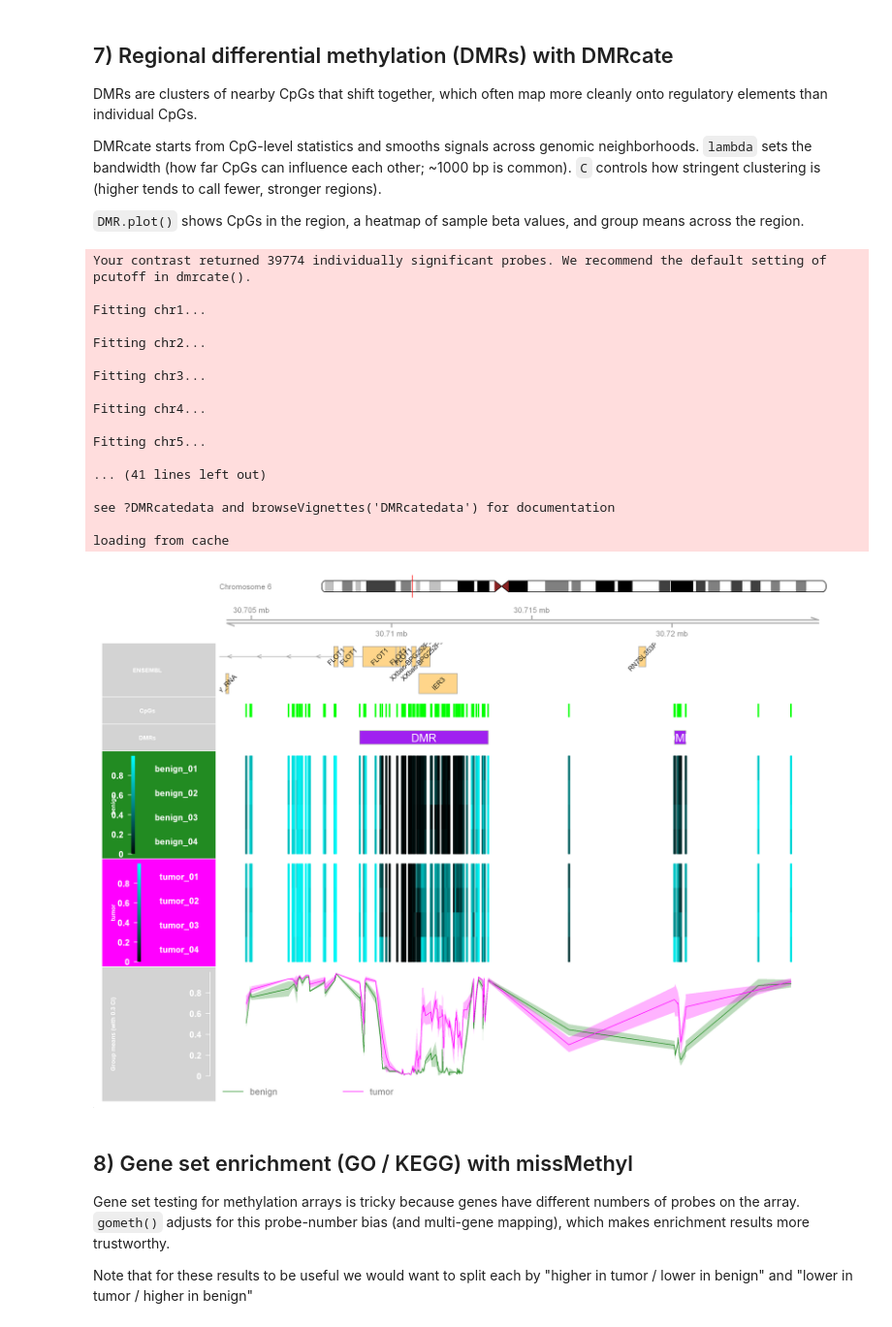
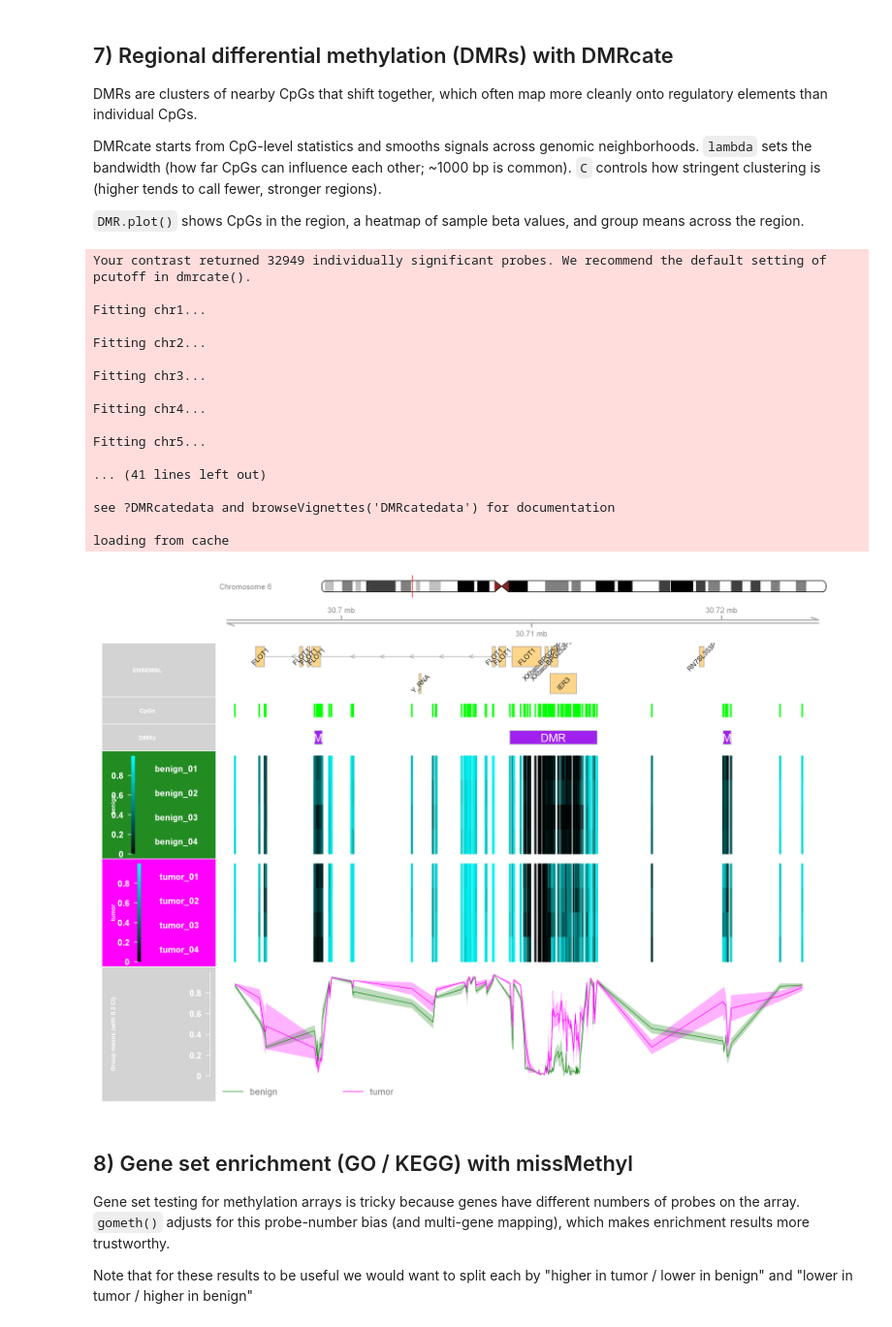
Before and after one commit to meshik/bioinformatics-code-hub, a Jupyter notebook: epigenomics/dna_methylation/r.ipynb, the cells around one changed output. Shown at 97% size. Cells and saved outputs as stored; diff of their text form; code cells hidden in the pictures.

```diff
--- a/epigenomics/dna_methylation/r.ipynb
+++ b/epigenomics/dna_methylation/r.ipynb
@@ -122,7 +116,7 @@ Typical quick plots:
 - Beta density: samples should have broadly similar bimodal shapes with peaks near low and high methylation (common in array data). Strong shifts/outliers can indicate technical issues or extreme biology.
 - MDS/PCA: MDS places samples close together if their genome-wide methylation profiles are similar. If samples cluster by sample group, that supports a biological signal. If they cluster by technical factors (slide/plate/run date), that suggests batch effects you may need to model.
 # %%
-gSet <- minfi::preprocessNoob(rgSet)   # Noob normalized
+gSet <- minfi::preprocessFunnorm(rgSet)   # Functional normalization
 beta <- minfi::getBeta(gSet)
 mvals <- minfi::getM(gSet)
 
@@ -162,8 +165,8 @@ keep_probes <- rowMeans(detP <= 0.01, na.rm = TRUE) >= 0.90
 sum(keep_probes)
 
 gSet <- gSet[keep_probes, ]
-beta <- getBeta(gSet)
-mvals <- getM(gSet)
+mvals <- minfi::getM(gSet)
+beta <- minfi::getBeta(gSet)
 # %% [output]
 [1] 483894
 # %% [markdown]
@@ -173,29 +176,22 @@ We model M-values and test the tumor vs benign group effect.
 
 A common interpretation step is pairing statistical significance with effect size (e.g., |Δβ| ≥ 0.10).
 # %%
-pheno <- as.data.frame(colData(gSet))
-pheno <- pheno[!is.na(pheno$Sample_Group), ]
-pheno$Sample_Group <- factor(pheno$Sample_Group, levels = c("benign", "tumor"))
-
-gSet_sub <- gSet[, rownames(pheno)]
-m_sub <- minfi::getM(gSet_sub)
-beta_sub <- minfi::getBeta(gSet_sub)
+# collect the sample metadata to label the groups (tumor vs benign)
+group <- factor(colData(gSet)$Sample_Group, levels = c("benign", "tumor"))
 
 # fit an intercept + a tumor-vs-benign coefficient
-design <- model.matrix(~ Sample_Group, data = pheno)
-
-fit <- limma::lmFit(m_sub, design)  # fits a linear model per CpG
+design <- model.matrix(~ group)
+fit <- limma::lmFit(mvals, design)  # fits a linear model per CpG
 fit <- limma::eBayes(fit)  # shrinks variance estimates across CpGs to stabilize inference
 dmp <- limma::topTable(
   fit,
-  coef = "Sample_Grouptumor",  # tumor-vs-benign coefficient
+  coef = "grouptumor",  # tumor-vs-benign coefficient
   number = Inf,
-  sort.by = "P",
   adjust.method = "BH"
 )
 
-dmp$delta_beta <- rowMeans(beta_sub[, pheno$Sample_Group == "tumor", drop = FALSE]) -
-  rowMeans(beta_sub[, pheno$Sample_Group == "benign", drop = FALSE])
+dmp$delta_beta <- rowMeans(beta[, group == "tumor"]) -
+                  rowMeans(beta[, group == "benign"])
 
 table(dmp$adj.P.Val < 0.05)
 head(dmp[, c("logFC", "P.Value", "adj.P.Val", "delta_beta")])
@@ -242,7 +239,7 @@ DMRcate starts from CpG-level statistics and smooths signals across genomic neig
 `DMR.plot()` shows CpGs in the region, a heatmap of sample beta values, and group means across the region.
 # %%
 ann <- DMRcate::cpg.annotate(
-  object = m_sub,
+  object = mvals,
   datatype = "array",
   what = "M",
   analysis.type = "differential",
@@ -254,7 +251,7 @@ ann <- DMRcate::cpg.annotate(
 dmrc <- DMRcate::dmrcate(ann, lambda = 1000, C = 2)
 dmrs <- DMRcate::extractRanges(dmrc, genome = "hg19")
 # %% [output]
-Your contrast returned 39774 individually significant probes. We recommend the default setting of pcutoff in dmrcate().
+Your contrast returned 32949 individually significant probes. We recommend the default setting of pcutoff in dmrcate().
 
 Fitting chr1...
 
@@ -273,29 +270,25 @@ see ?DMRcatedata and browseVignettes('DMRcatedata') for documentation
 loading from cache
 # %%
 ## Plot the top DMR
-# Align phenotype to the CpG matrix columns
-ph <- pheno[match(colnames(beta_sub), rownames(pheno)), , drop = FALSE]
-ph$Sample_Group <- factor(ph$Sample_Group, levels = c("benign", "tumor"))
+# Short column labels: benign_01, benign_02, tumor_01, ...
+rep_id <- ave(seq_along(group), group, FUN = seq_along)
+beta_plot <- beta
+colnames(beta_plot) <- sprintf("%s_%02d", as.character(group), rep_id)
 
-# Short labels for plotting (long labels ruin plot proportions)
-beta_plot <- beta_sub
-rep_id <- ave(seq_len(nrow(ph)), ph$Sample_Group, FUN = seq_along)
-colnames(beta_plot) <- sprintf("%s_%02d", as.character(ph$Sample_Group), rep_id)
-
-# phen.col must be colors, and must be length == ncol(CpGs)
-phen_cols <- c(benign = "forestgreen", tumor = "magenta")[as.character(ph$Sample_Group)]
+# DMR.plot expects a per-sample color vector (length == ncol(CpGs))
+phen_cols <- c(benign = "forestgreen", tumor = "magenta")[as.character(group)]
 
 DMRcate::DMR.plot(
   ranges    = dmrs,
   dmr       = 1,
   CpGs      = beta_plot,
   what      = "Beta",
   phen.col  = phen_cols,
   arraytype = "450K",
   genome    = "hg19"
 )
 # %% [output]
-[figure, old version]
+[figure, new version]
 # %% [markdown]
 ## 8) Gene set enrichment (GO / KEGG) with missMethyl
 
```
Also changed, not shown: parts of 8 cells of this notebook.
